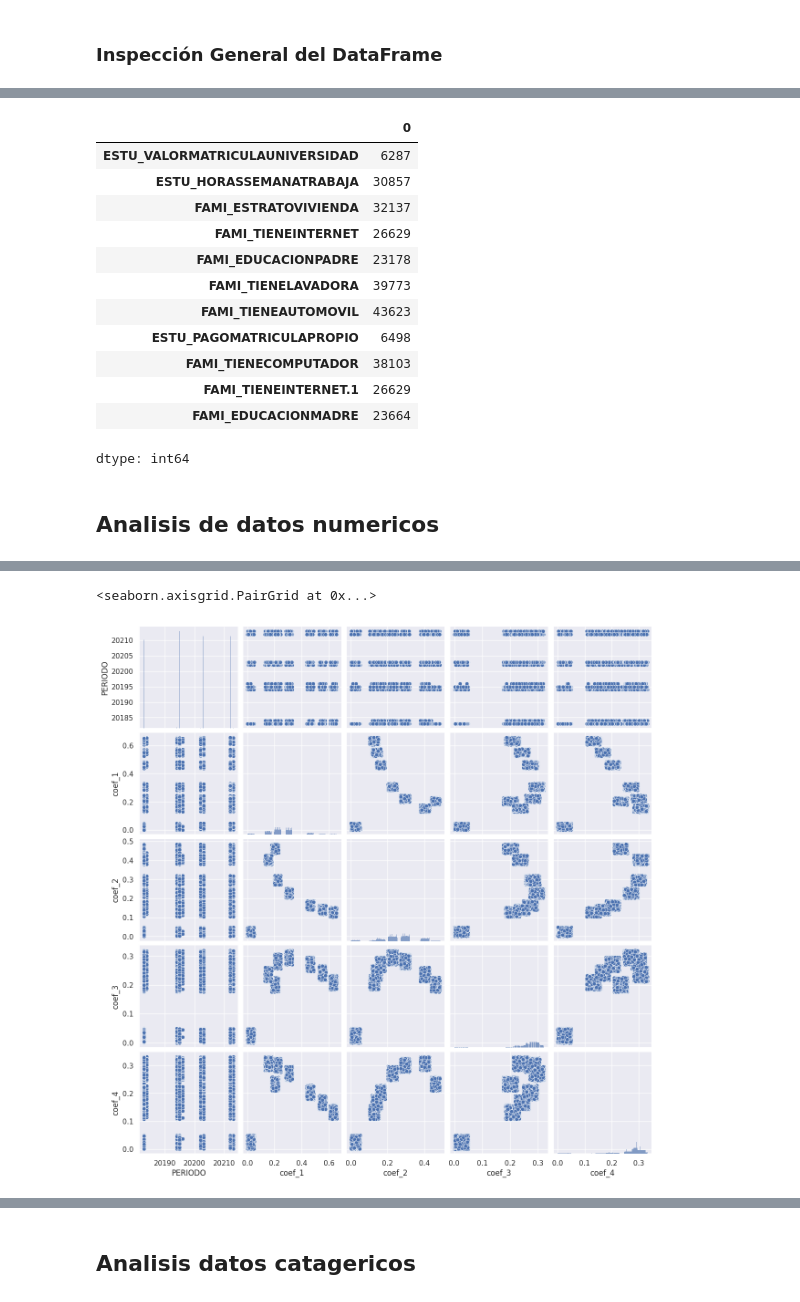
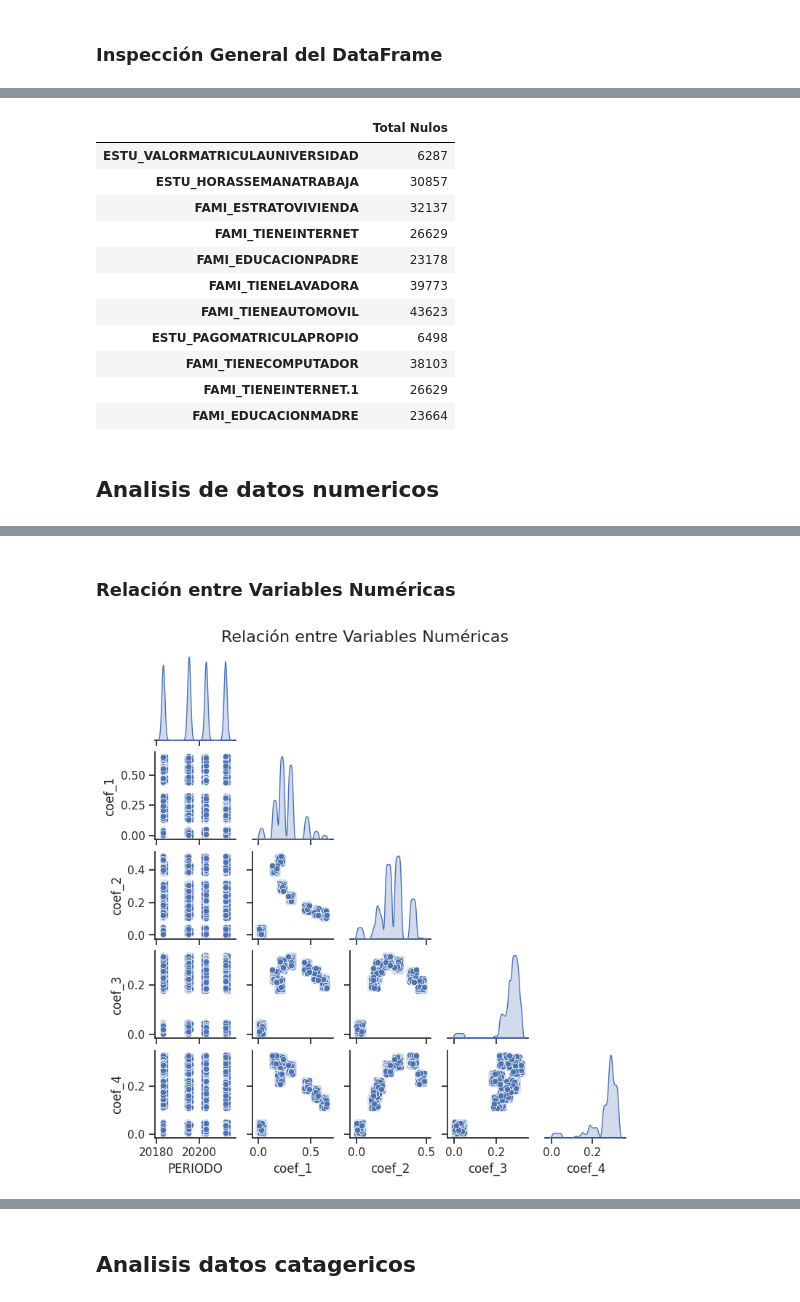
Before and after one commit to juandiego2205/Inteligencia_Artificial_2025-1, a Jupyter notebook: 01_exploración.ipynb, the cells around one changed output, grey strips where cells are left out. Cells and saved outputs as stored; diff of their text form; code cells hidden in the pictures.

```diff
--- a/01_exploración.ipynb
+++ b/01_exploración.ipynb
@@ -92,9 +90,10 @@ Estadísticas Descriptivas:
 # %%
 # Miramos datos faltantes
 data_nan = data_train.isna().sum()
-data_nan[data_nan!=0]
+data_nan=data_nan[data_nan!=0]
+display(data_nan.to_frame(name='Total Nulos'))
 # %% [output]
-|  | 0 |
+|  | Total Nulos |
 | ESTU_VALORMATRICULAUNIVERSIDAD | 6287 |
 | ESTU_HORASSEMANATRABAJA | 30857 |
 | FAMI_ESTRATOVIVIENDA | 32137 |
@@ -106,7 +105,6 @@ data_nan[data_nan!=0]
 | FAMI_TIENECOMPUTADOR | 38103 |
 | FAMI_TIENEINTERNET.1 | 26629 |
 | FAMI_EDUCACIONMADRE | 23664 |
-dtype: int64
 # %% [markdown]
 ## Analisis de datos numericos
 # %%
@@ -118,10 +116,18 @@ data_train._get_numeric_data().describe().T
 | coef_2 | 692500.0 | 0.259996 | 0.093480 | 0.0 | 0.212 | 0.271 | 0.309 | 0.487 |
 | coef_3 | 692500.0 | 0.262087 | 0.058862 | 0.0 | 0.254 | 0.276 | 0.293 | 0.320 |
 | coef_4 | 692500.0 | 0.262903 | 0.067944 | 0.0 | 0.255 | 0.285 | 0.303 | 0.332 |
+# %% [markdown]
+### Relación entre Variables Numéricas
 # %%
 cols = ['PERIODO', 'coef_1', 'coef_2', 'coef_3', 'coef_4']
-sns.set()
-sns.pairplot(data_train[cols], height=2.5)
+
+sns.set(style="ticks")
+sns.pairplot(data=data_train[cols],
+             height=1.5,
+             diag_kind='kde', #nos ayuda a ver si es normal la distribucion
+             corner=True)
+
+plt.suptitle("Relación entre Variables Numéricas", fontsize=16, y=1.02)
+plt.show()
 # %% [output]
-<seaborn.axisgrid.PairGrid at 0x...>
-[figure, old version]
+[figure, new version]
```
Also changed, not shown: parts of 17 cells of this notebook.
